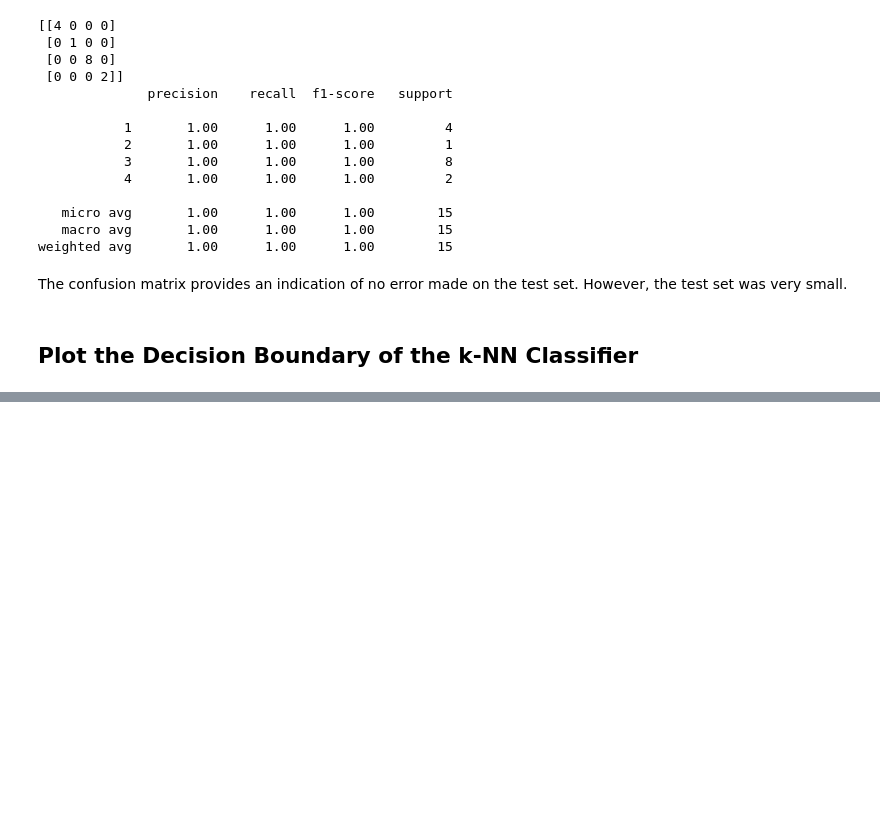
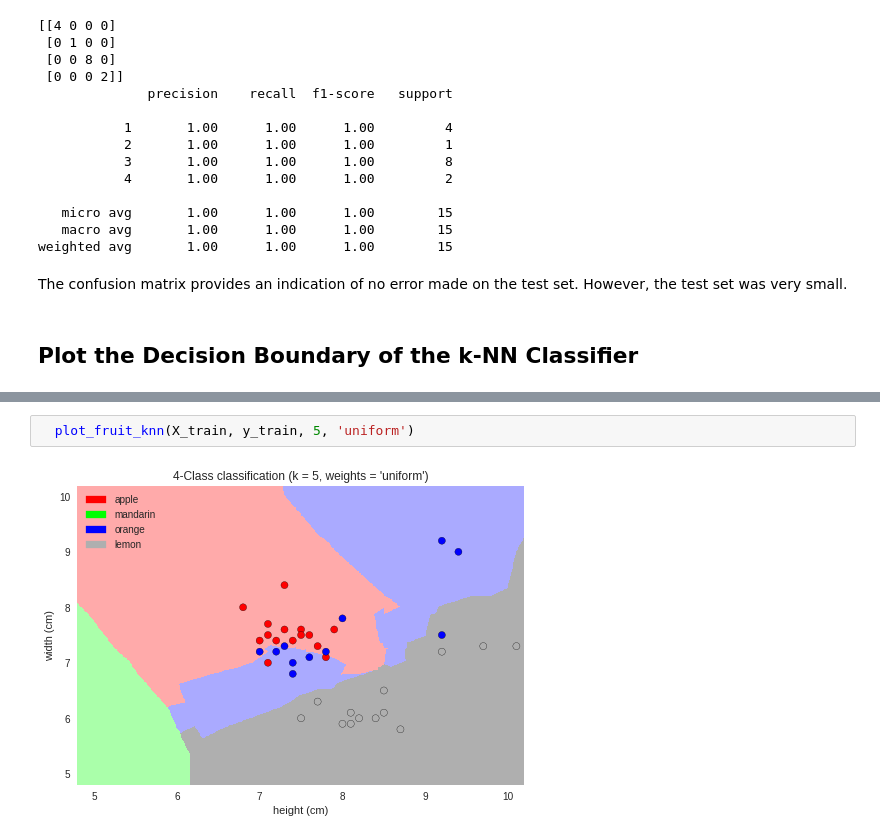
Before and after one commit to minkicu/100DayOfMLCode, a Jupyter notebook: day_062_solving_simple_classification_problem.ipynb, the cells around one changed output, grey strips where cells are left out. Drawn from its saved outputs; the diff is of its cells as text; blank space fills up the shorter version.

```diff
--- a/day_062_solving_simple_classification_problem.ipynb
+++ b/day_062_solving_simple_classification_problem.ipynb
@@ -231,0 +284,4 @@ The confusion matrix provides an indication of no error made on the test set. Ho
+# %%
+  plot_fruit_knn(X_train, y_train, 5, 'uniform')
+# %% [output]
+[figure, added]
```
Also changed, not shown: parts of 4 cells of this notebook.
